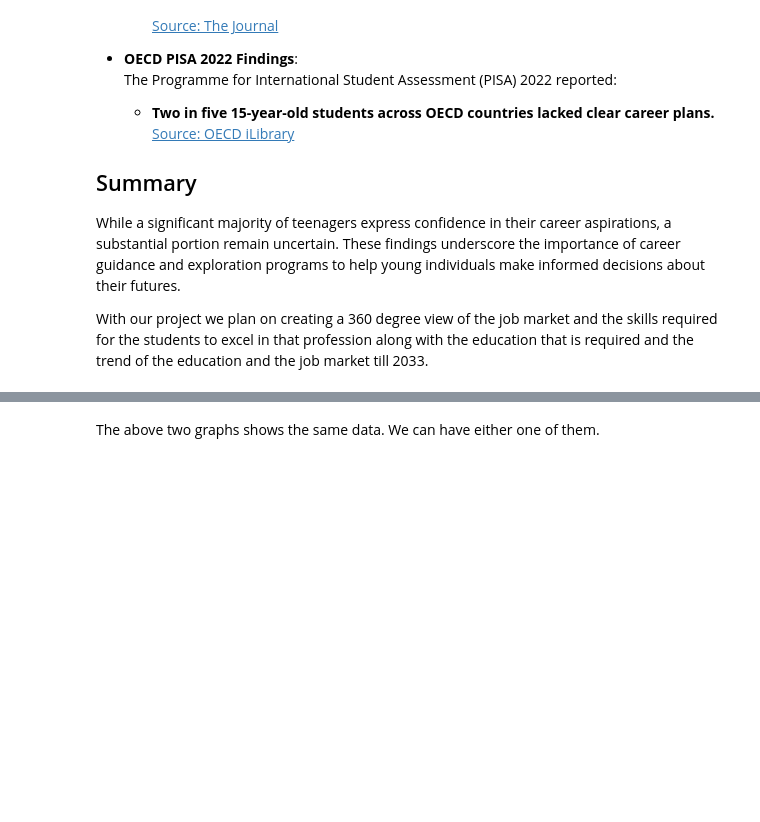
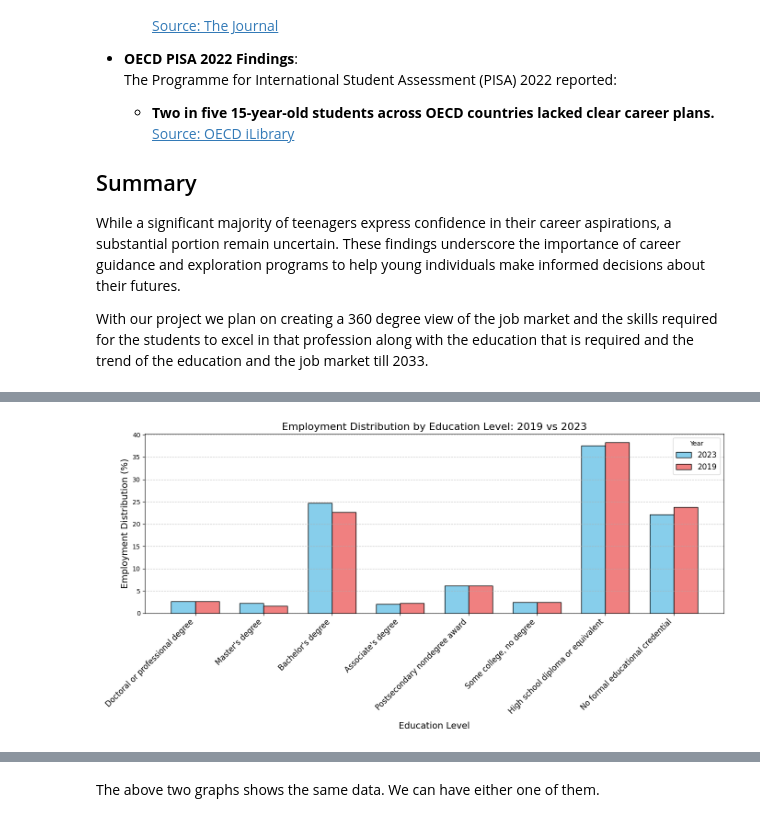
Before and after one commit to namansingh2623/BDA_project, a Jupyter notebook: project_data/project_data/ProjectFileGroup4.ipynb, the cells around one changed output, grey strips where cells are left out. Cells and saved outputs as stored; diff of their text form; code cells hidden in the pictures; blank space fills up the shorter version.

```diff
--- a/project_data/project_data/ProjectFileGroup4.ipynb
+++ b/project_data/project_data/ProjectFileGroup4.ipynb
@@ -38,10 +39,13 @@ import openpyxl
 # %%
 from education_DataSet_cleaning_extraction import load_table_to_dataframe
 # %%
-table1 = workbook["Table 5.2"]
+
 file_path = "2019-29/education.xlsx"
+file_path2 = "2023-33/education.xlsx"
 education_52_1929 = load_table_to_dataframe(file_path, "Table 5.2", header_row=1,num_rows=9)
 education_53_1929 = load_table_to_dataframe(file_path, "Table 5.3", header_row=1,num_rows=791)
 education_54_1929 = load_table_to_dataframe(file_path,"Table 5.4",header_row=1,num_rows=790)
-
-education_52_1929
+education_51_2333 = load_table_to_dataframe(file_path2, "Table 5.1", header_row=1,num_rows=8)
+education_52_2333 = load_table_to_dataframe(file_path2, "Table 5.2", header_row=1,num_rows=9)
+education_53_2333 = load_table_to_dataframe(file_path2, "Table 5.3", header_row=1,num_rows=833)
+education_54_2333 = load_table_to_dataframe(file_path2,"Table 5.4",header_row=1,num_rows=832)
@@ -164 +122,36 @@ Employment 2019: [4412.8, 2633.9, 36864.2, 3601.6, 10093.2, 4085, 62410, 38694.8
+# %%
+
+# Data for 2023
+labels_2023 = education_52_2333['Typical entry-level education'][1:]  # Exclude Total, All Occupations
+values_2023 = education_52_2333['Employment distribution, percent, 2023'][1:]
+
+# Data for 2019
+labels_2019 = education_52_1929['Typical entry-level education'][1:]  # Exclude Total, All Occupations
+values_2019 = education_52_1929['Employment distribution, percent, 2019'][1:]
+
+# Ensure labels match for comparison
+# assert list(labels_2023) == list(labels_2019), "Labels for 2019 and 2023 do not match!"
+
+# Create positions for the bars
+x = np.arange(len(labels_2023))  # Positions for groups
+width = 0.35  # Width of each bar
+
+# Plot the grouped bar chart
+plt.figure(figsize=(14, 7))
+plt.bar(x - width/2, values_2023, width, label='2023', color='skyblue', edgecolor='black')
+plt.bar(x + width/2, values_2019, width, label='2019', color='lightcoral', edgecolor='black')
+
+# Add labels, title, and legend
+plt.title('Employment Distribution by Education Level: 2019 vs 2023', fontsize=16)
+plt.xlabel('Education Level', fontsize=14)
+plt.ylabel('Employment Distribution (%)', fontsize=14)
+plt.xticks(x, labels_2023, rotation=45, ha='right', fontsize=12)
+plt.legend(title="Year", fontsize=12)
+plt.grid(axis='y', linestyle='--', alpha=0.7)
+
+# Adjust layout and show the plot
+plt.tight_layout()
+plt.show()
+# %% [output]
+[figure, added]
 # %% [markdown]
```
Also changed, not shown: parts of 18 cells of this notebook, 2 other files.
